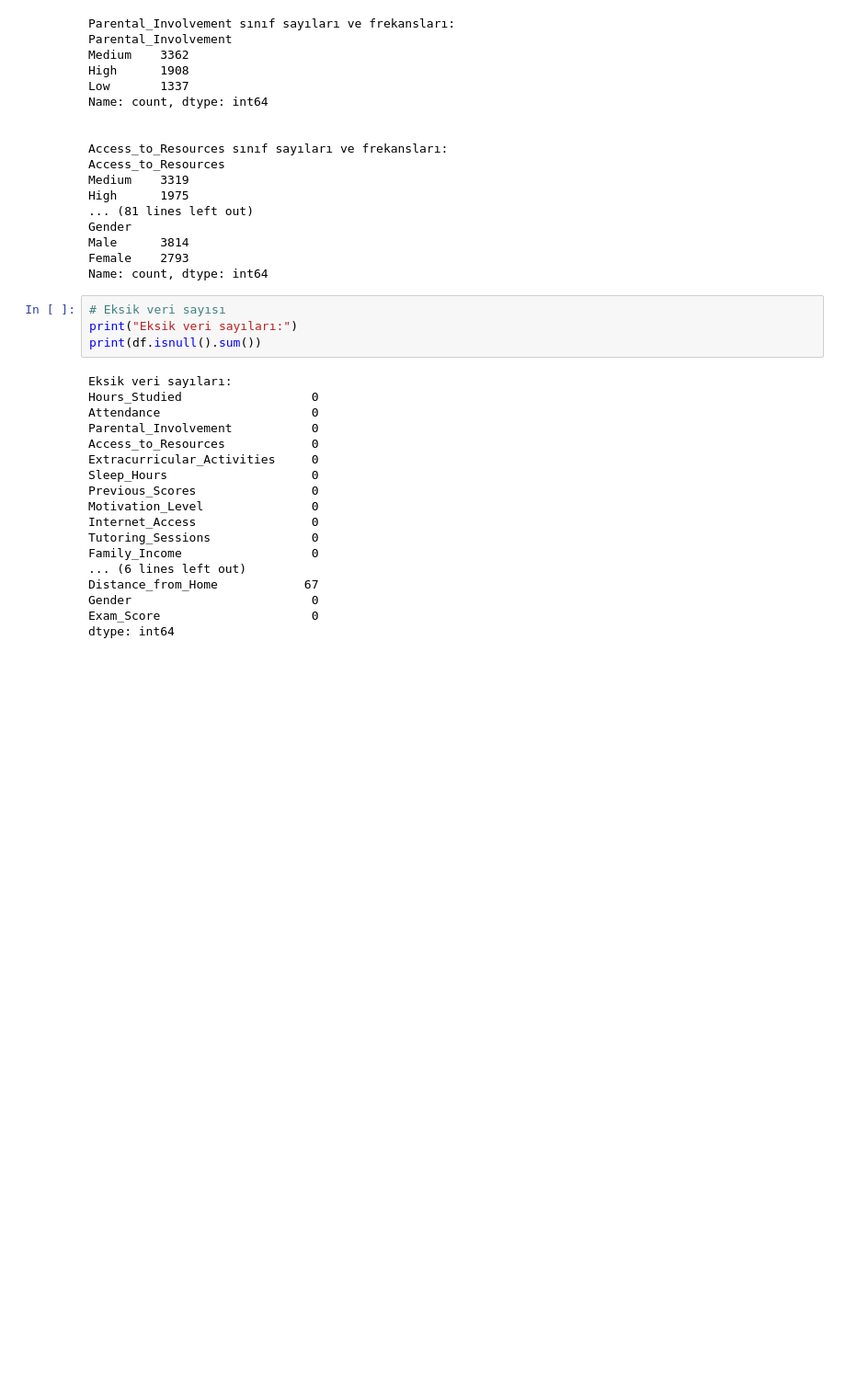
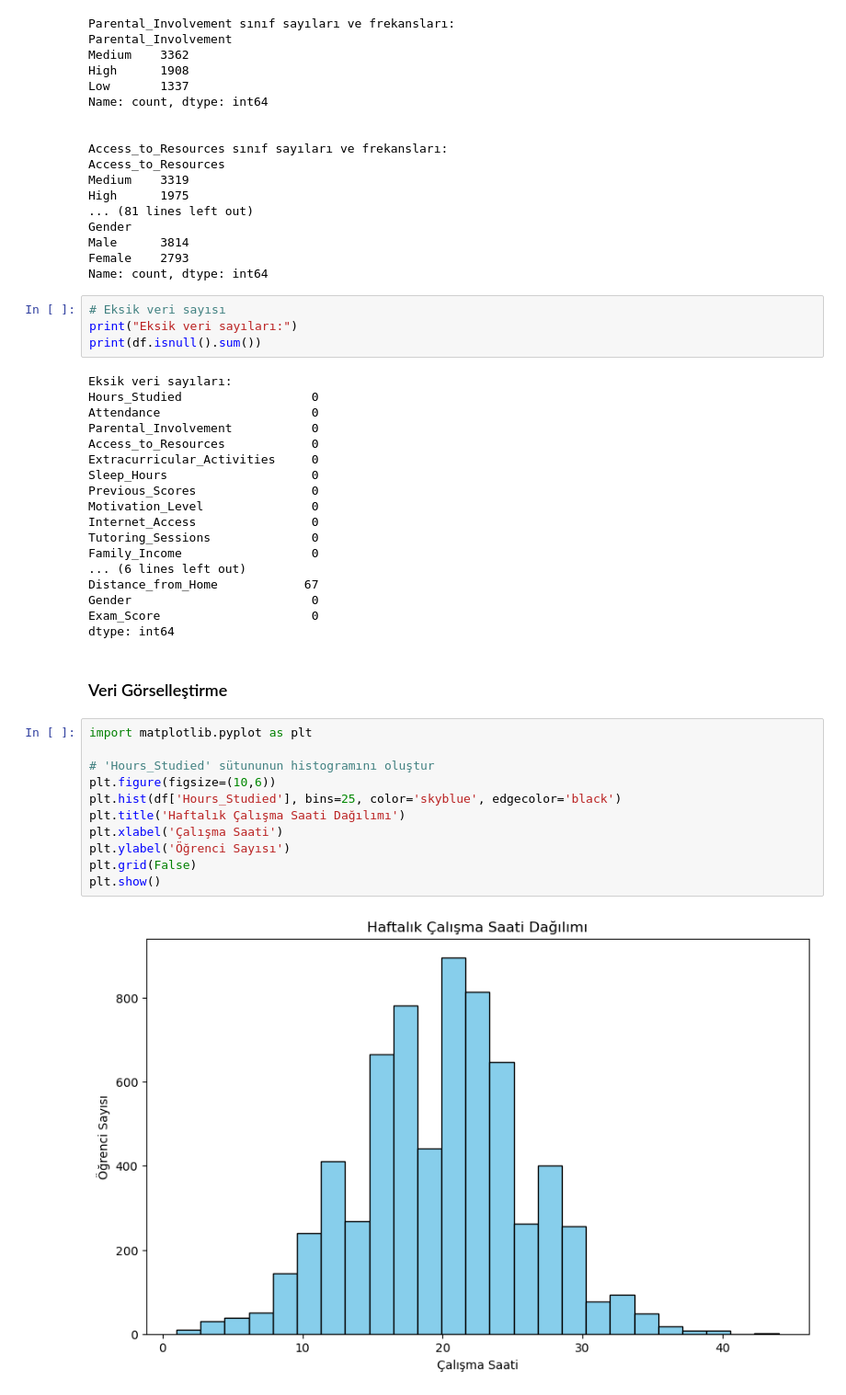
Before and after one commit to busra-kayaa/Student-Performance-Predictor, a Jupyter notebook: VeriBilimineGirisProje.ipynb, the cells around one changed output. Shown at 92% size. Saved outputs shown, nothing was run; the diff lists cells and outputs as text; blank space fills up the shorter version.

Commit message:
Added Data Visualization techniques

```diff
--- a/VeriBilimineGirisProje.ipynb
+++ b/VeriBilimineGirisProje.ipynb
@@ -119,3 +119,18 @@ Distance_from_Home            67
 Gender                         0
 Exam_Score                     0
 dtype: int64
+# %% [markdown]
+### Veri Görselleştirme
+# %%
+import matplotlib.pyplot as plt
+
+# 'Hours_Studied' sütununun histogramını oluştur
+plt.figure(figsize=(10,6))
+plt.hist(df['Hours_Studied'], bins=25, color='skyblue', edgecolor='black')
+plt.title('Haftalık Çalışma Saati Dağılımı')
+plt.xlabel('Çalışma Saati')
+plt.ylabel('Öğrenci Sayısı')
+plt.grid(False)
+plt.show()
+# %% [output]
+[figure, added]
```
Also changed, not shown: parts of 9 cells of this notebook.
